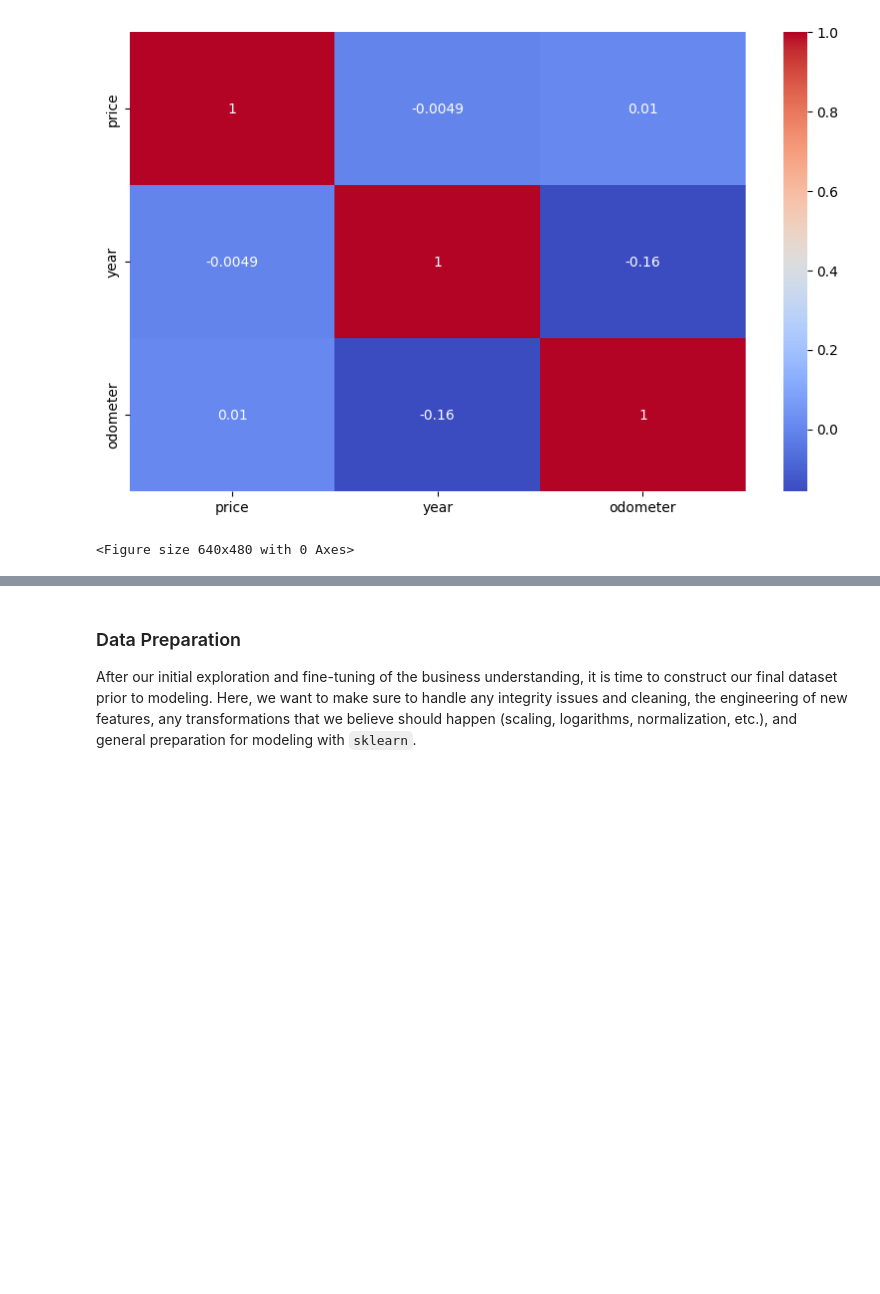
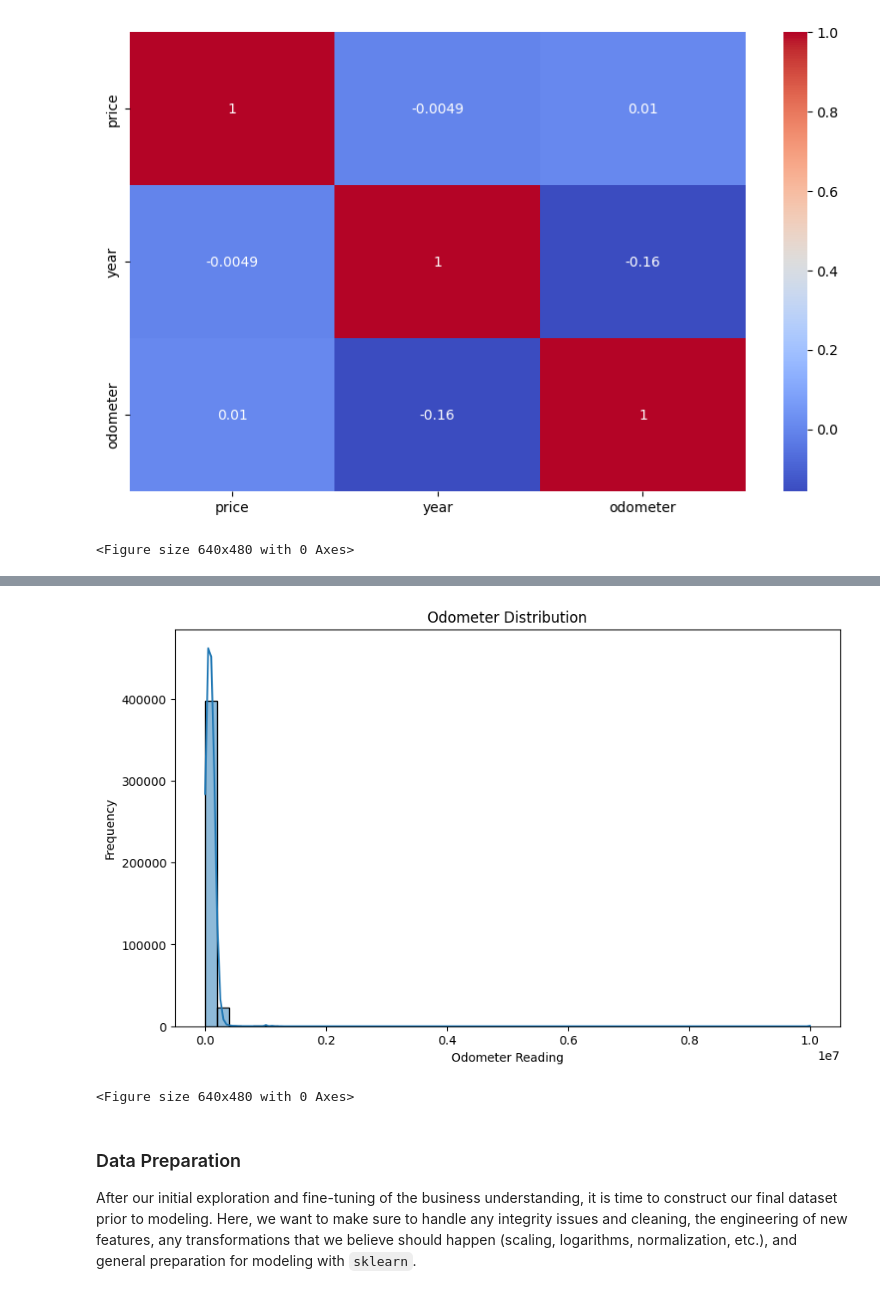
Before and after one commit to eflo11/Berkeley_11.1, a Jupyter notebook: prompt_II.ipynb, the cells around one changed output, grey strips where cells are left out. Drawn from its saved outputs; the diff is of its cells as text; code cells hidden in the pictures; blank space fills up the shorter version.

```diff
--- a/prompt_II.ipynb
+++ b/prompt_II.ipynb
@@ -163,4 +153,15 @@ plt.savefig('images/car_prices_type.png')
 <Figure size 640x480 with 0 Axes>
+# %%
+plt.figure(figsize=(10, 6))
+sns.histplot(car_sales['odometer'], bins=50, kde=True)
+plt.title('Odometer Distribution')
+plt.xlabel('Odometer Reading')
+plt.ylabel('Frequency')
+plt.show()
+plt.savefig('images/odometer_distribution.png')
+# %% [output]
+[figure, added]
+<Figure size 640x480 with 0 Axes>
 # %% [markdown]
 ### Data Preparation
 
```
Also changed, not shown: parts of 23 cells of this notebook, 4 other files.
